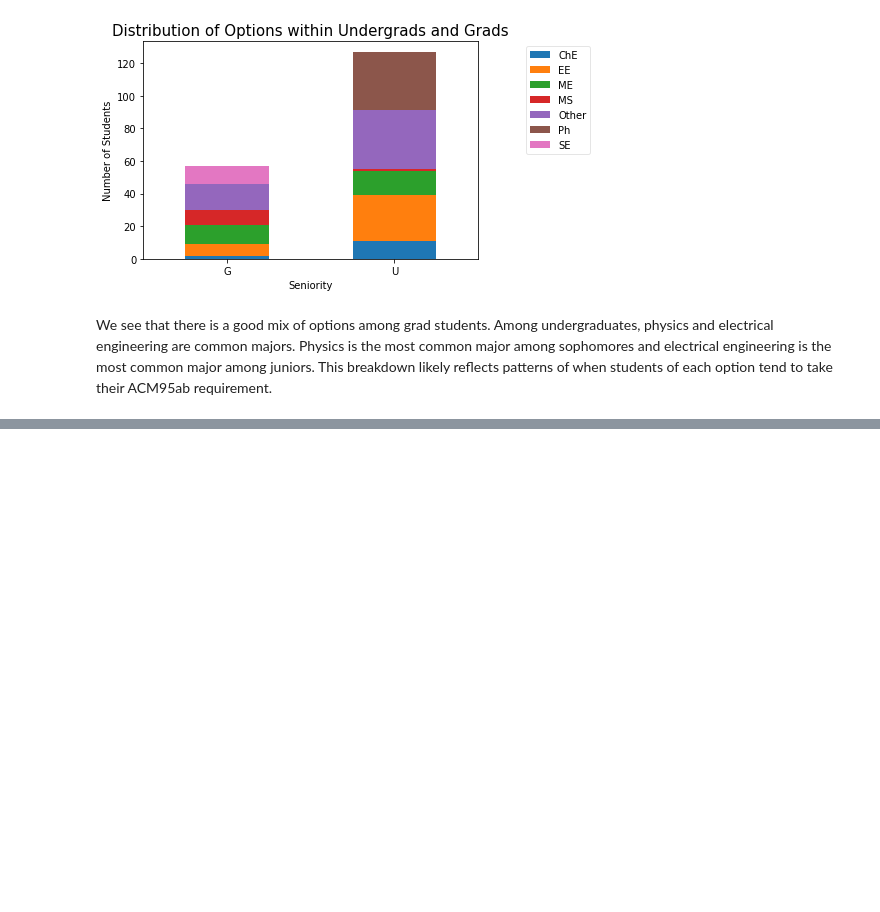
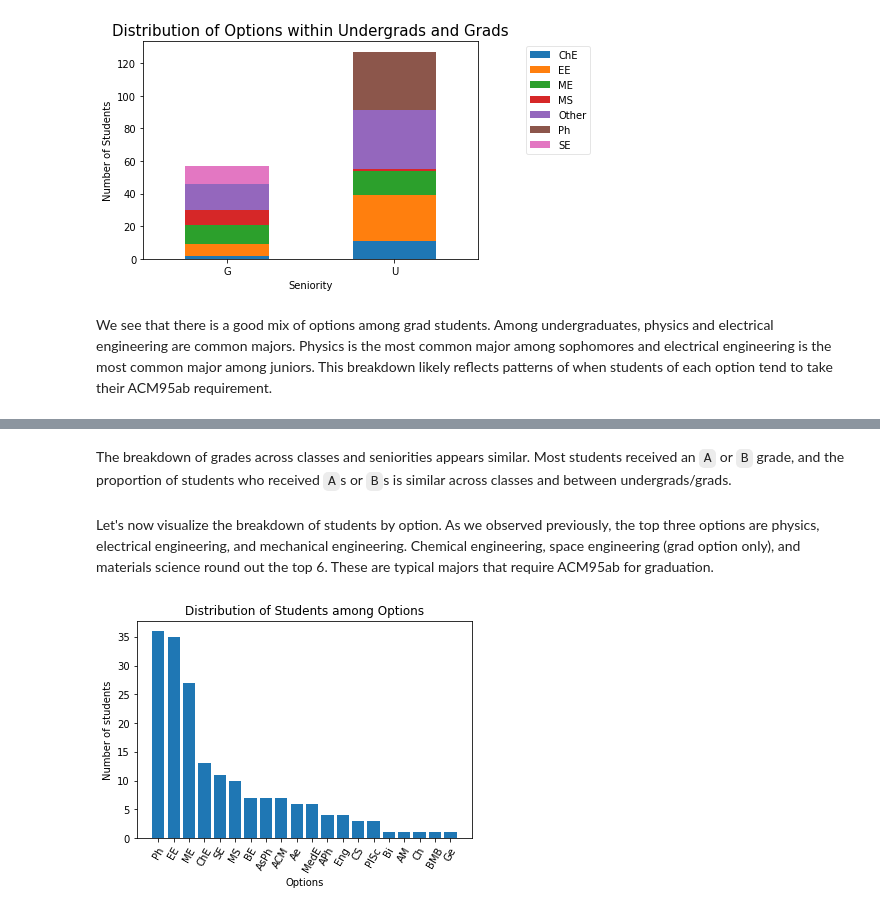
Before and after one commit to amandaliusa/piazza-network-analysis, a Jupyter notebook: visualizations_p_nodes_bar.ipynb, the cells around one changed output, grey strips where cells are left out. Cells and saved outputs as stored; diff of their text form; code cells hidden in the pictures; blank space fills up the shorter version.

```diff
--- a/visualizations_p_nodes_bar.ipynb
+++ b/visualizations_p_nodes_bar.ipynb
@@ -495,0 +240,9 @@ We see that there is a good mix of options among grad students. Among undergradu
+# %% [markdown]
+The breakdown of grades across classes and seniorities appears similar. Most students received an `A` or `B` grade, and the proportion of students who received `A`s or `B`s is similar across classes and between undergrads/grads.
+# %% [markdown]
+Let's now visualize the breakdown of students by option. As we observed previously, the top three options are physics, electrical engineering, and mechanical engineering. Chemical engineering, space engineering (grad option only), and materials science round out the top 6. These are typical majors that require ACM95ab for graduation.
+# %%
+bar_chart(mod_p_nodes['Option'].value_counts().index, mod_p_nodes['Option'].value_counts(),
+          'Options', 'Number of students', 'Distribution of Students among Options', 60)
+# %% [output]
+[figure, added]
```
Also changed, not shown: parts of 11 cells of this notebook, 2 other files.
